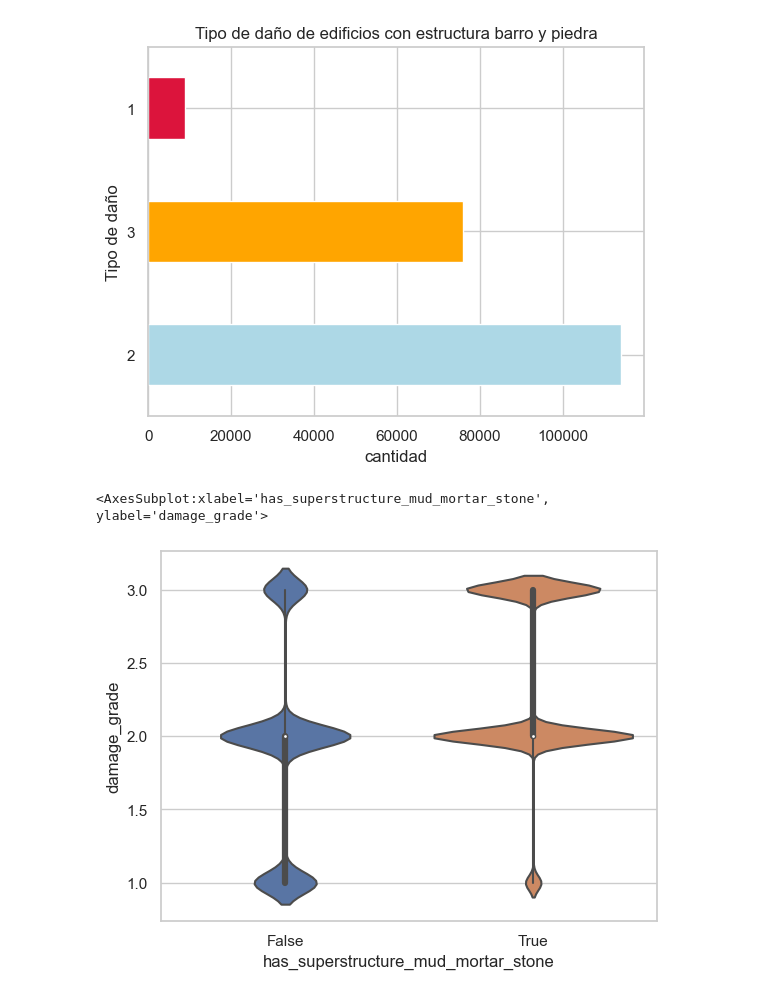
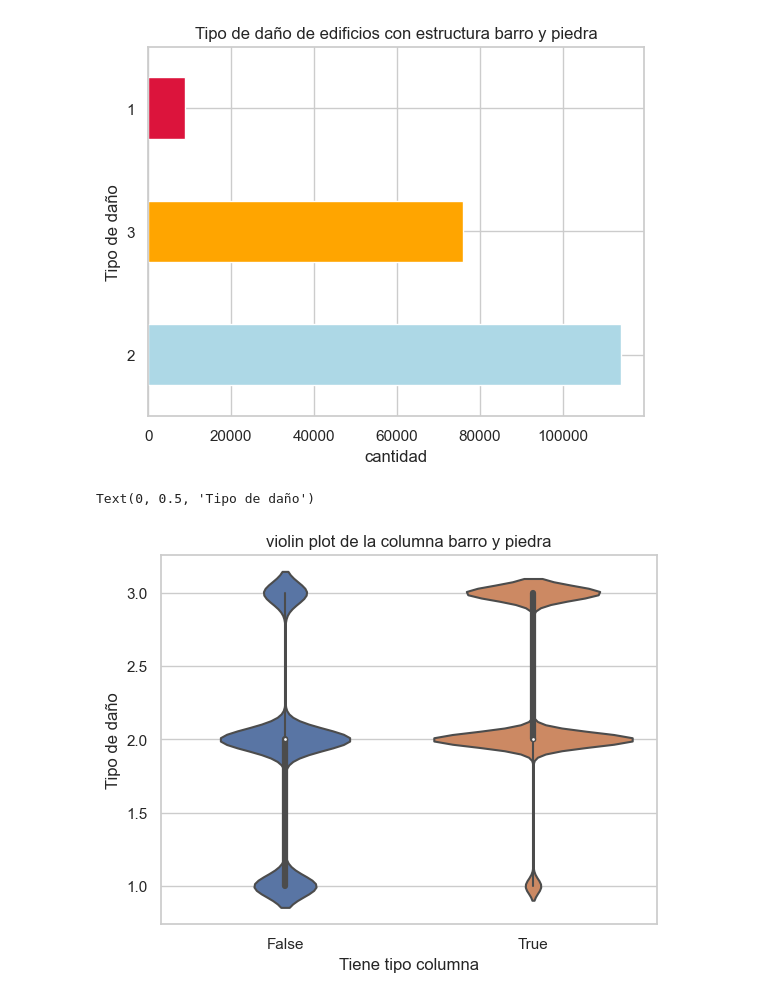
Before and after one commit to DanteReinaudo/EarthquakeDamagePrediction, a Jupyter notebook: tp1/analisis_joaco.ipynb, the cells around one changed output. Saved outputs shown, nothing was run; the diff lists cells and outputs as text; code cells hidden in the pictures.

Commit message:
Avanzo con analisis de columnas categoricas

```diff
--- a/tp1/analisis_joaco.ipynb
+++ b/tp1/analisis_joaco.ipynb
@@ -19,7 +19,7 @@ pd.options.display.float_format = '{:20,.2f}'.format # suprimimos la notacion ci
 import warnings
 warnings.filterwarnings('ignore')
 # %%
-columns = ['building_id','land_surface_condition',
+columns = ['building_id','plan_configuration', 'ground_floor_type','land_surface_condition',
            'has_superstructure_mud_mortar_stone',
            'has_superstructure_cement_mortar_brick',
            'has_superstructure_rc_engineered',
@@ -32,3 +32,4 @@ columns = ['building_id','land_surface_condition',
            'damage_grade']
 data_values = pd.read_csv('data/clean_Data.csv', usecols=columns)
 data_values.head()
+my_colors = ['lightblue','orange','crimson']
@@ -184,6 +175,9 @@ Text(0, 0.5, 'Tipo de daño')
 # %%
 #analisis de la columna has_superstructure_mud_mortar_stone
 sns.violinplot(x=data_values["has_superstructure_mud_mortar_stone"], y=data_values["damage_grade"])
+plt.title("violin plot de la columna barro y piedra")
+plt.xlabel("Tiene tipo columna")
+plt.ylabel("Tipo de daño")
 # %% [output]
-<AxesSubplot:xlabel='has_superstructure_mud_mortar_stone', ylabel='damage_grade'>
+Text(0, 0.5, 'Tipo de daño')
-[figure, old version]
+[figure, new version]
```
Also changed, not shown: parts of 16 cells of this notebook.
